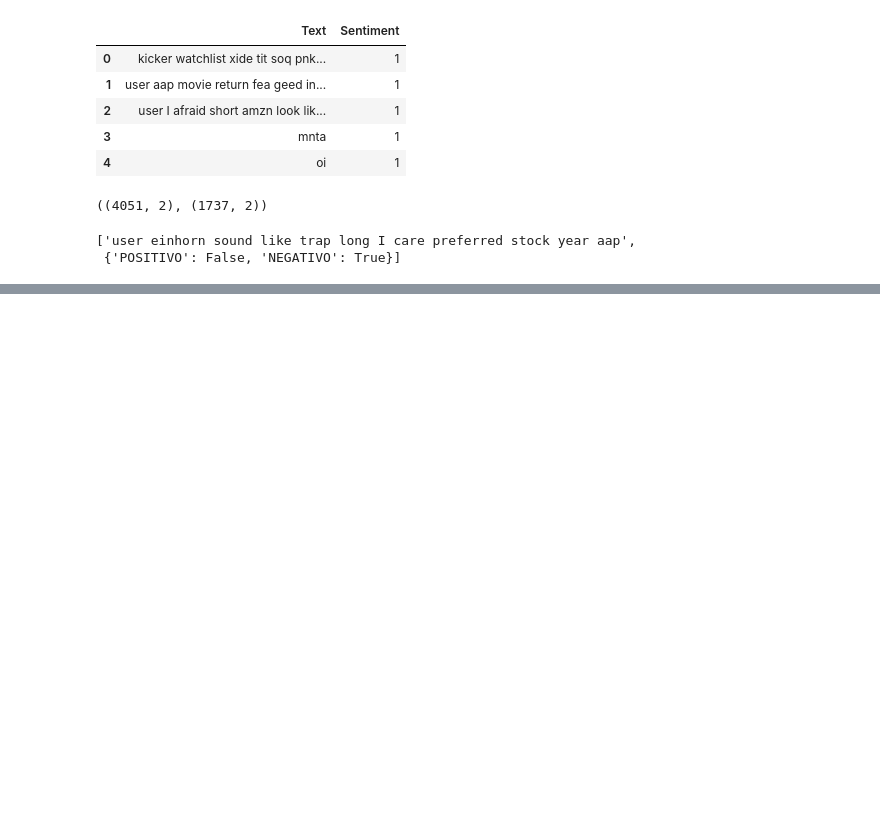
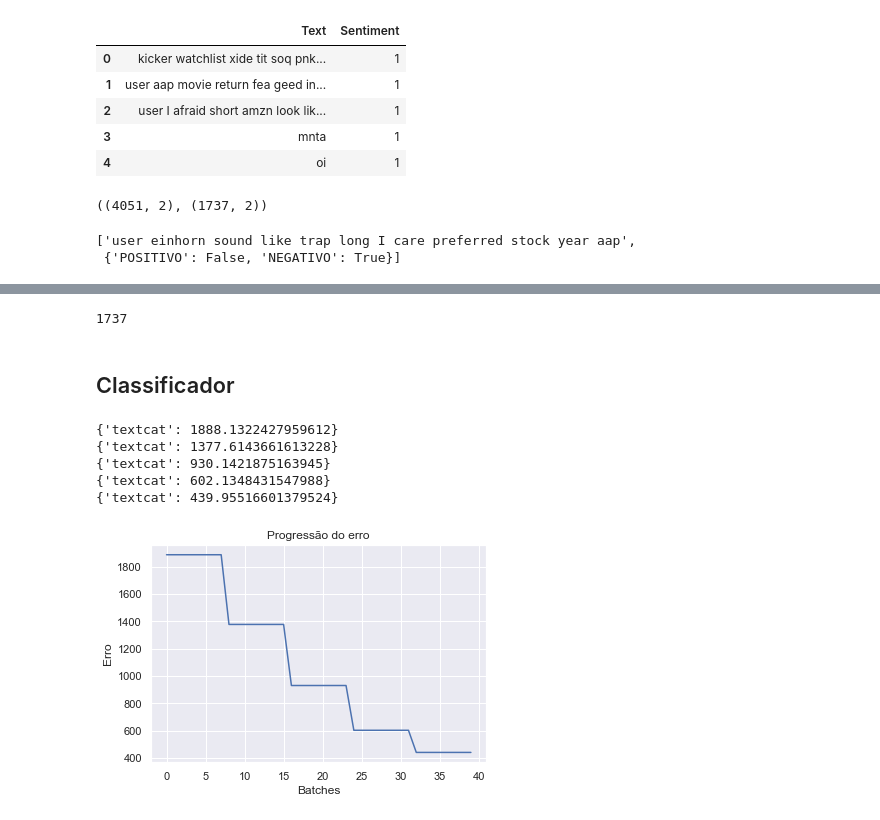
Before and after one commit to njuliacsouza/_IAExpert, a Jupyter notebook: 5. Python para Finanças - Análise de Dados e Machine Learning/Parte 2 - Machine Learning em Finanças/3. Análise de sentimentos em textos financeiros.ipynb, the cells around one changed output, grey strips where cells are left out. Cells and saved outputs as stored; diff of their text form; code cells hidden in the pictures; blank space fills up the shorter version.

```diff
--- a/5. Python para Finanças - Análise de Dados e Machine Learning/Parte 2 - Machine Learning em Finanças/3. Análise de sentimentos em textos financeiros.ipynb
+++ b/5. Python para Finanças - Análise de Dados e Machine Learning/Parte 2 - Machine Learning em Finanças/3. Análise de sentimentos em textos financeiros.ipynb
@@ -294,0 +299,63 @@ base_train_final[0]
+# %%
+base_test_final = []
+for texto, sentimento in zip(base_test['Text'], base_test['Sentiment']):
+    if sentimento == 1:
+        dic = ({'POSITIVO':True, 'NEGATIVO': False})
+    else:
+        dic = ({'POSITIVO':False, 'NEGATIVO': True})
+    base_test_final.append([texto, dic.copy()])
+len(base_test_final)
+# %% [output]
+1737
+# %% [markdown]
+## Classificador
+# %%
+modelo = spacy.blank('en')
+categorias = modelo.add_pipe("textcat")
+categorias.add_label("POSITIVO")
+categorias.add_label("NEGATIVO")
+historico = []
+# %%
+from spacy.training.example import Example
+modelo.begin_training()
+optimizer = modelo.initialize()
+
+modelo.initialize()
+for epoca in range(5):
+    random.shuffle(base_train_final)
+    erros = {}
+    for batch in spacy.util.minibatch(base_train_final, size=512):
+        for text, annotations in batch:
+            annotations = {'cats':annotations}
+            # create Example
+            doc = modelo.make_doc(text)
+            example = Example.from_dict(doc, annotations)
+            # Update the model
+            modelo.update([example], losses=erros, sgd=optimizer)
+
+        historico.append(erros)
+    #for batch in spacy.util.minibatch(base_train_final, 512):
+    #    textos = [modelo(texto) for texto, entities in batch]
+    #    annotations = [{'cats':entities} for texto, entities in batch]
+    #    modelo.update(textos, annotations, losses=erros)
+
+    if epoca % 1 == 0:
+        print(erros)
+# %% [output]
+{'textcat': 1888.1322427959612}
+{'textcat': 1377.6143661613228}
+{'textcat': 930.1421875163945}
+{'textcat': 602.1348431547988}
+{'textcat': 439.95516601379524}
+# %%
+historico_erro = []
+for i in historico:
+    historico_erro.append(i.get('textcat'))
+historico_erro = np.array(historico_erro)
+# %%
+plt.plot(historico_erro)
+plt.title('Progressão do erro')
+plt.xlabel('Batches')
+plt.ylabel('Erro');
+# %% [output]
+[figure, added]
```
Also changed, not shown: parts of 1 cell of this notebook.
